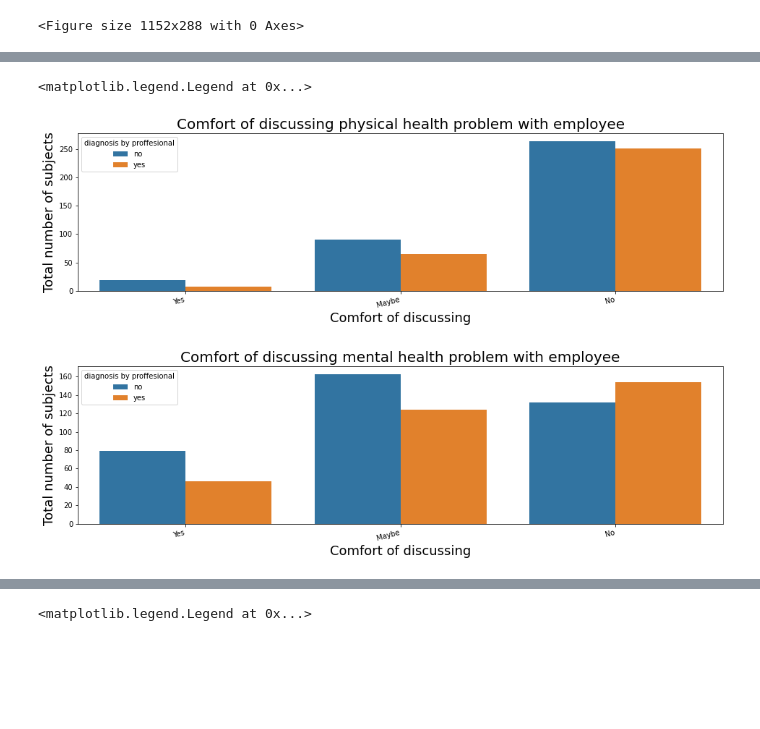
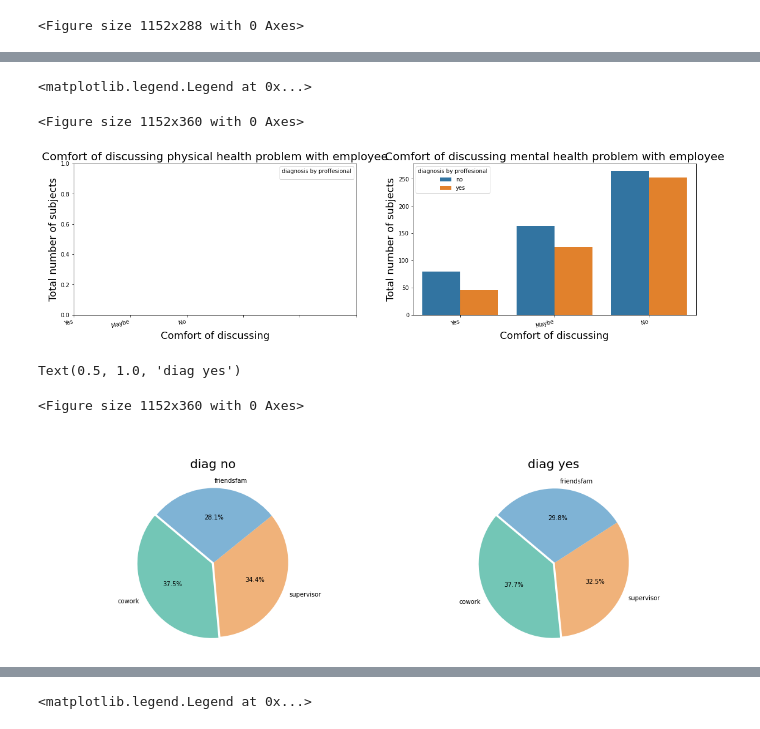
Before and after one commit to roosroos/Mental-health-in-tech-kaggle-, a Jupyter notebook: Mentalhealthintech_Kaggle.ipynb, the cells around one changed output, grey strips where cells are left out. Saved outputs shown, nothing was run; the diff lists cells and outputs as text; code cells hidden in the pictures; blank space fills up the shorter version.

```diff
--- a/Mentalhealthintech_Kaggle.ipynb
+++ b/Mentalhealthintech_Kaggle.ipynb
@@ -53,7 +60,6 @@ df_train = df_train.drop(['Are you self-employed?', 'Is your primary role within
        'Do you work remotely?','If you have been diagnosed or treated for a mental health disorder, do you ever reveal this to coworkers or employees?','Would you have been willing to discuss a mental health issue with your previous co-workers?','Would you have been willing to discuss a mental health issue with your direct supervisor(s)?' ], axis=1)
 # %%
 #####Rename and reorder columns
-
 #rename all remaining columns
 column_new = ['employee_no','disc_mh_employer', 'disc_ph_employer' , 'disc_cowork' ,'disc_supervisor','disc_friendsfam','fam_mh','mh_past','mh_current','diagnosed_prof','diagnosis','age','gender', 'country', 'workposition' ]
 df_train.columns = column_new
@@ -104,11 +110,11 @@ df_train.replace('Maybe', 3, inplace = True)
 df_train.replace("I don't know", 4, inplace = True)
 df_train.replace('More than 1000', '>1000', inplace = True)
 df_train.replace('Not applicable to me (I do not have a mental illness)',value = np.nan, inplace = True)
-df_train.replace( 'Very open', 5, inplace = True)
-df_train.replace( 'Somewhat open', 6, inplace = True)
-df_train.replace( 'Neutral', 7, inplace = True)
-df_train.replace( 'Somewhat not open', 8, inplace = True)
-df_train.replace( 'Not open at all', 9, inplace = True)
+df_train.replace( 'Very open', 1, inplace = True)
+df_train.replace( 'Somewhat open', 1.5, inplace = True)
+df_train.replace( 'Neutral', 2, inplace = True)
+df_train.replace( 'Somewhat not open', 2.5, inplace = True)
+df_train.replace( 'Not open at all', 3, inplace = True)
 
 # Country // keep only countries with no. responses > 30 and rename
 df_train['country'].replace(to_replace = ['United States of America'], value = 'USA', inplace = True)
@@ -220,31 +276,57 @@ ax.legend(['no', 'yes'], title='diagnosis by proffesional')
 # %%
-# is there a difference in disclosure about physical mental illness between both groups? (hue gender en hue country)
-# Average response on disclosuer physical health
 l_disc_v = [1, 3, 2]
 l_disc = ['Yes', 'Maybe', 'No' ]
 
-#a = pd.melt(df_train, id_vars =['agerange', 'diagnosed_prof','disc_ph_employer','disc_mh_employer'])
-
-plt.figure(figsize = (16,4))
+plt.figure(figsize = (16,5))
+fig, (ax1, ax2) = plt.subplots(1,2)
 fig.set_figheight(5)
 fig.set_figwidth(20)
+#plt.subplots_adjust(wspace = 0)
+
 ax = sns.countplot(x = df_train['disc_ph_employer'], hue = df_train['diagnosed_prof'], order = l_disc_v)
-ax.set_title('Comfort of discussing physical health problem with employee', fontsize = 20)
-ax.set_xticklabels(l_disc, rotation=15, ha="right")
-ax.set_xlabel('Comfort of discussing', fontsize = 18)
-ax.set_ylabel('Total number of subjects', fontsize = 18)
-ax.legend(['no', 'yes'], title='diagnosis by proffesional')
+ax1.set_title('Comfort of discussing physical health problem with employee', fontsize = 20)
+ax1.set_xticklabels(l_disc, rotation=15, ha="right")
+ax1.set_xlabel('Comfort of discussing', fontsize = 18)
+ax1.set_ylabel('Total number of subjects', fontsize = 18)
+ax1.legend(['no', 'yes'], title='diagnosis by proffesional')
 
-plt.figure(figsize = (16,4))
-fig.set_figheight(5)
-fig.set_figwidth(20)
 ax = sns.countplot(x = df_train['disc_mh_employer'], hue = df_train['diagnosed_prof'], order = l_disc_v)
-ax.set_title('Comfort of discussing mental health problem with employee', fontsize = 20)
-ax.set_xticklabels(l_disc, rotation=15, ha="right")
-ax.set_xlabel('Comfort of discussing', fontsize = 18)
-ax.set_ylabel('Total number of subjects', fontsize = 18)
-ax.legend(['no', 'yes'], title='diagnosis by proffesional')
+ax2.set_title('Comfort of discussing mental health problem with employee', fontsize = 20)
+ax2.set_xticklabels(l_disc, rotation=15, ha="right")
+ax2.set_xlabel('Comfort of discussing', fontsize = 18)
+ax2.set_ylabel('Total number of subjects', fontsize = 18)
+ax2.legend(['no', 'yes'], title='diagnosis by proffesional')
 # %% [output]
 <matplotlib.legend.Legend at 0x...>
+<Figure size 1152x360 with 0 Axes>
-[figure, old version]
+[figure, new version]
-[figure, removed]
+# %%
+# how about disclosure on family vs friends vs work # make aggregate and calculate means. plotin barplot
+plt.figure(figsize = (16,5))
+fig, (ax1, ax2) = plt.subplots(1,2)
+fig.set_figheight(5)
+fig.set_figwidth(20)
+plt.subplots_adjust(wspace = 0)
+fig.suptitle(' ', fontsize = 25, y=1.08)
+
+# Pie Chart1
+a = df_train[df_train['diagnosed_prof'] == 1][['disc_cowork' , 'disc_supervisor', 'disc_friendsfam']].mean()
+b = df_train[df_train['diagnosed_prof'] == 2][['disc_cowork' , 'disc_supervisor', 'disc_friendsfam']].mean()
+
+labels = 'cowork', 'supervisor', 'friendsfam'
+mean_val1 = [ a[0], a[1] ,a[2]]
+mean_val2 = [b[0], b[1] ,b[2]]
+colors = ['#73C6B6', '#F0B27A', '#7FB3D5']
+explode = (0.03, 0, 0)  # explode 1st slice
+ax1.pie(mean_val1, explode=explode, labels=labels, colors=colors, autopct='%1.1f%%', shadow=False, startangle=140)
+ax1.axis('equal')
+ax1.set_title('diag no', pad = 20, fontsize = 20)
+
+# Pie Chart 2
+ax2.pie(mean_val2, explode=explode, labels=labels, colors=colors, autopct='%1.1f%%', shadow=False, startangle=140)
+ax2.axis('equal')
+ax2.set_title('diag yes', pad = 20, fontsize = 20)
+# %% [output]
+Text(0.5, 1.0, 'diag yes')
+<Figure size 1152x360 with 0 Axes>
+[figure, added]
```
Also changed, not shown: parts of 17 cells of this notebook.
